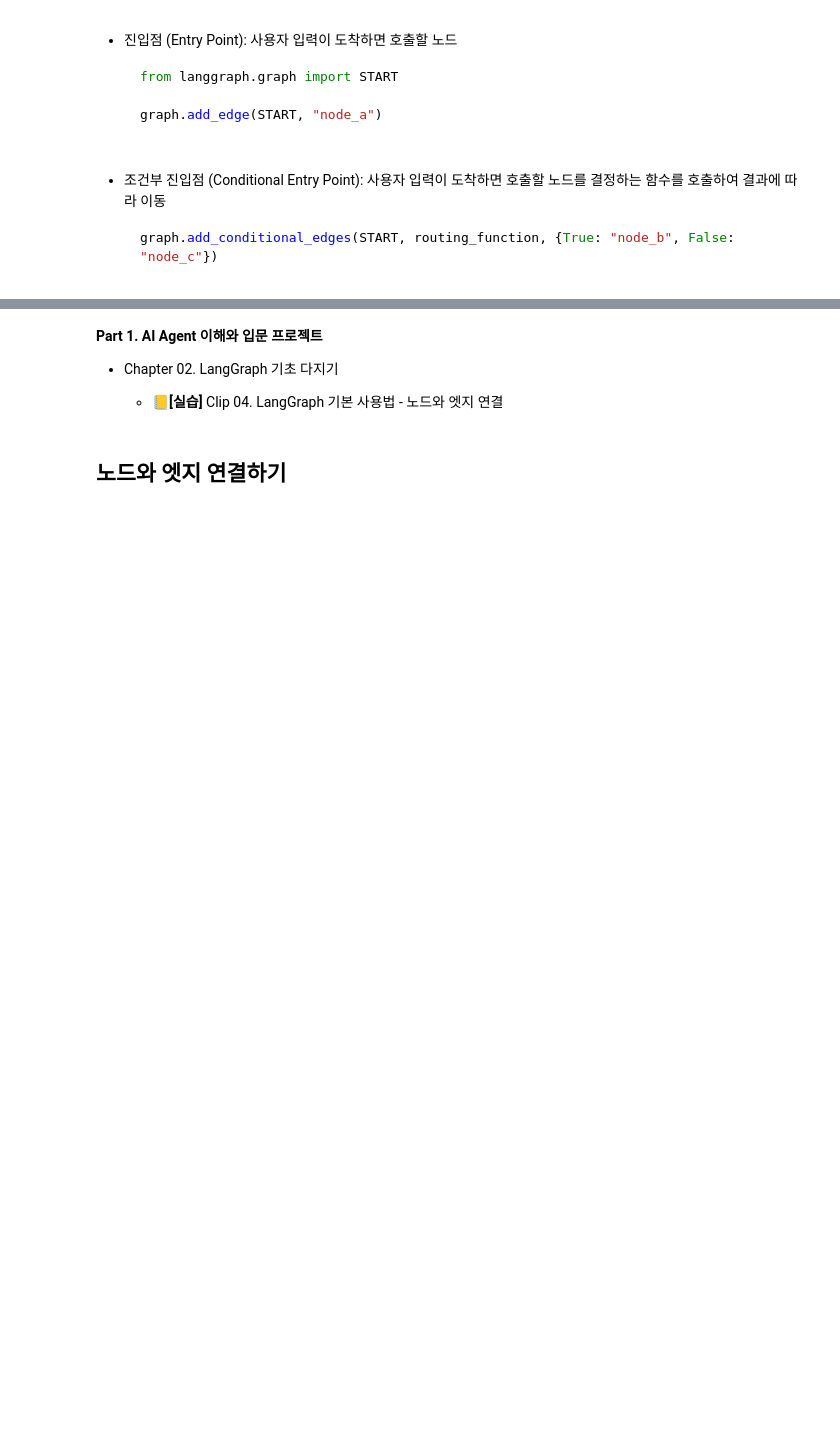
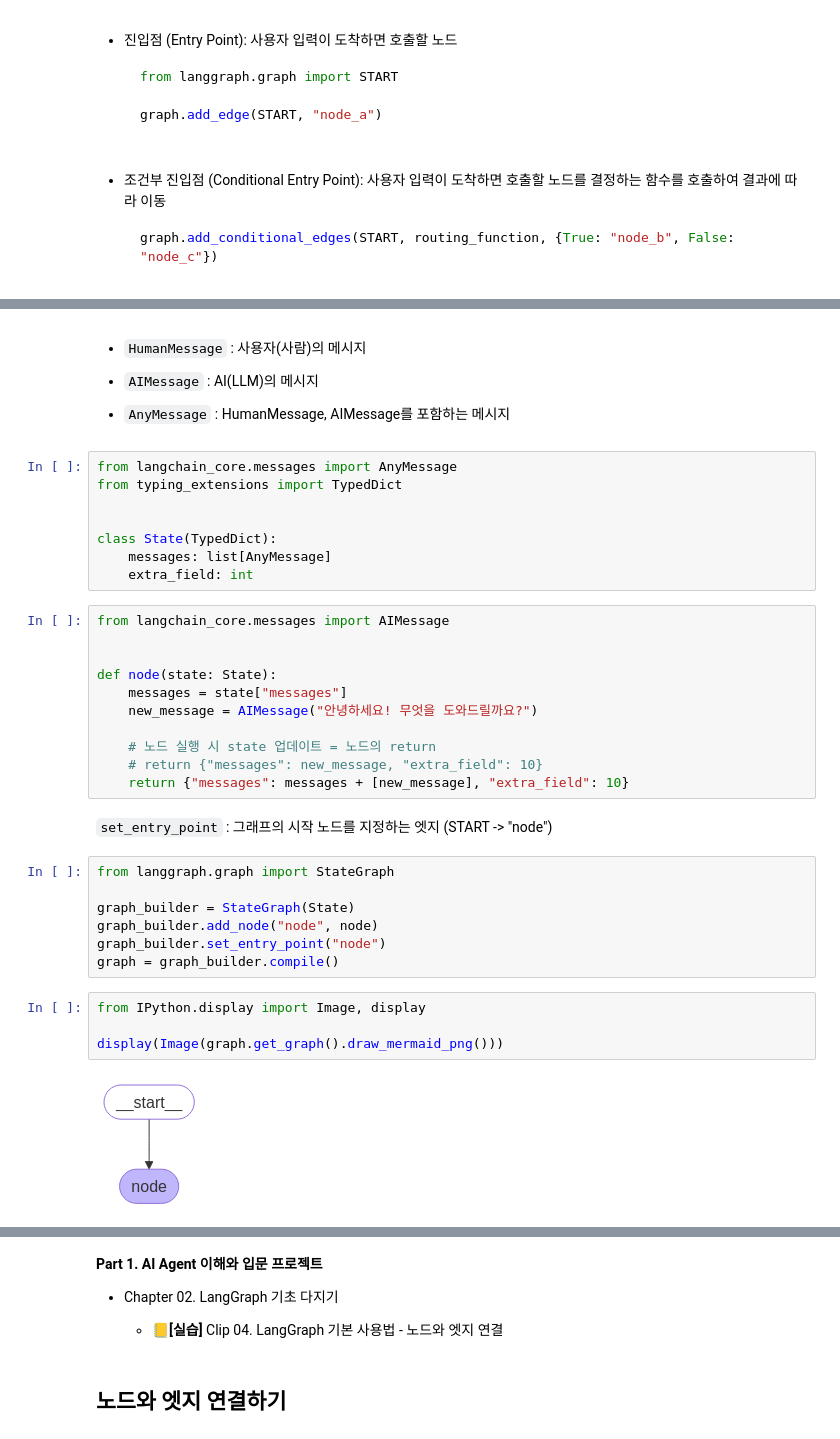
Before and after one commit to khjsla/AI_Agent, a Jupyter notebook: ch2/basic.ipynb, the cells around one changed output, grey strips where cells are left out. Cells and saved outputs as stored; diff of their text form; blank space fills up the shorter version.

```diff
--- a/ch2/basic.ipynb
+++ b/ch2/basic.ipynb
@@ -312,0 +321,40 @@ router_builder.add_conditional_edges("node_a", routing_function, {True: "node_b"
+# %% [markdown]
+- `HumanMessage` : 사용자(사람)의 메시지
+
+- `AIMessage` : AI(LLM)의 메시지
+
+- `AnyMessage` : HumanMessage, AIMessage를 포함하는 메시지
+# %%
+from langchain_core.messages import AnyMessage
+from typing_extensions import TypedDict
+
+
+class State(TypedDict):
+    messages: list[AnyMessage]
+    extra_field: int
+# %%
+from langchain_core.messages import AIMessage
+
+
+def node(state: State):
+    messages = state["messages"]
+    new_message = AIMessage("안녕하세요! 무엇을 도와드릴까요?")
+
+    # 노드 실행 시 state 업데이트 = 노드의 return
+    # return {"messages": new_message, "extra_field": 10}
+    return {"messages": messages + [new_message], "extra_field": 10}
+# %% [markdown]
+`set_entry_point` : 그래프의 시작 노드를 지정하는 엣지 (START -> "node")
+# %%
+from langgraph.graph import StateGraph
+
+graph_builder = StateGraph(State)
+graph_builder.add_node("node", node)
+graph_builder.set_entry_point("node")
+graph = graph_builder.compile()
+# %%
+from IPython.display import Image, display
+
+display(Image(graph.get_graph().draw_mermaid_png()))
+# %% [output]
+[figure, added]
```
Also changed, not shown: parts of 29 cells of this notebook.
